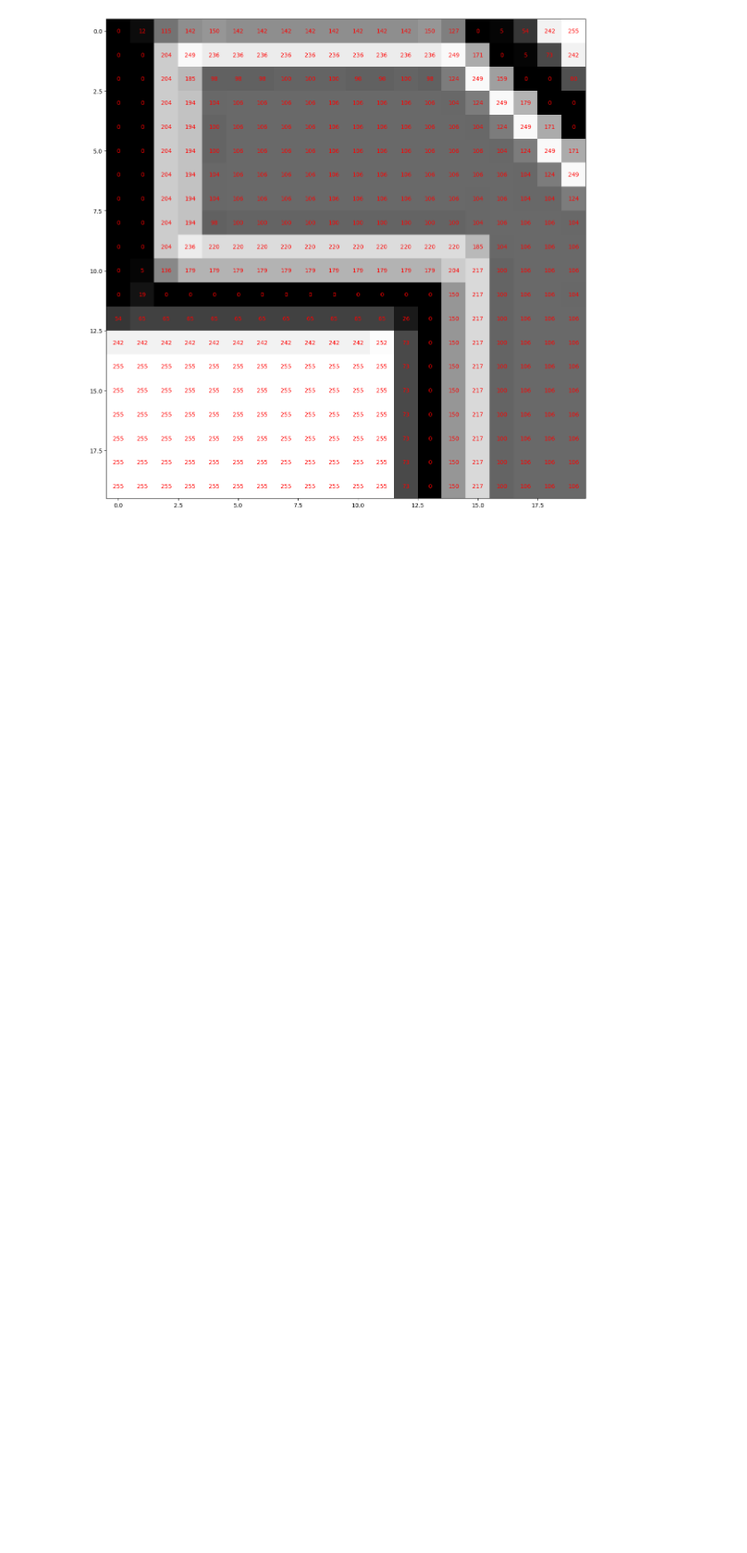
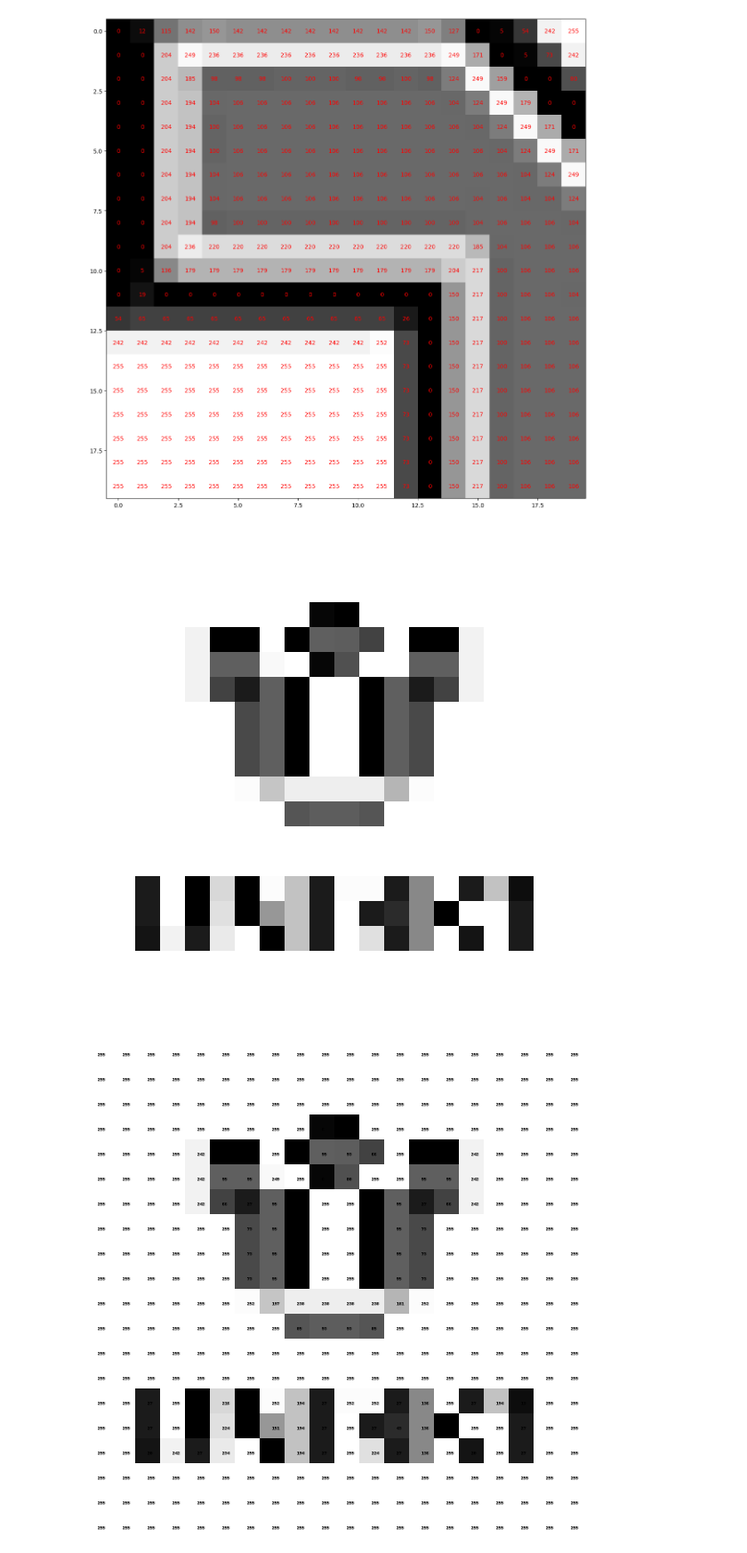
Before and after one commit to rafsantos/tcc_colab_py, a Jupyter notebook: TCC_testes.ipynb, the cells around one changed output. Shown: that part at 89% size. Saved outputs shown, nothing was run; the diff lists cells and outputs as text; code cells hidden in the pictures; blank space fills up the shorter version.

```diff
--- a/TCC_testes.ipynb
+++ b/TCC_testes.ipynb
@@ -159,3 +166,56 @@ for i in range(image_arr.shape[0]):
         ax.text(j, i, str(image_arr[i,j]), color='r', ha='center', va='center')
 # %% [output]
 [figure]
+# %%
+import numpy as np
+from PIL import Image, ImageDraw, ImageFont
+import requests
+
+
+# Vou obter uma imagem da web
+#url = ("https://i.ibb.co/D81PNZz/image.png")
+url = "https://encrypted-tbn0.gstatic.com/images?q=tbn:ANd9GcSzFVq9sCTckUxKmHj7YTLlKQH6nkicNS_UQ9XUdvdeLg&s"
+#url = 'https://live.staticflickr.com/4830/44200095760_4d993be1cb_b.jpg'
+
+im_in = Image.open(requests.get(url, stream=True).raw).convert('L')
+#image = Image.open('image.png').convert('RGB') #Opcao de ler do arquivo
+#converto a imagem para array
+im_in = np.array(im_in)
+
+######
+#
+# Aqui eu faço o processamento
+#
+######
+
+im_out = im_in
+#converto de np para pil
+im_out = Image.fromarray(im_out.astype('uint8'),'L')
+#
+# Exibindo
+
+#compacta primeiro
+im_out_pq = im_out.resize((20,20),resample=Image.NEAREST)
+
+#Agora expande numa proporção fixa sempre
+expande = 60
+
+im_out_gd = im_out_pq.resize((im_out_pq.size[0]*expande,im_out_pq.size[1]*expande),resample=Image.NEAREST)
+im_out_gd.save("minha_imagem.png")
+im_out_gd.show()
+display(im_out_gd)
+# OK
+
+
+# Pego um Array pequeno da imagem
+img_arr_pq = np.array(im_out_pq)
+img_arr_gd = np.array(im_out_gd)
+Im = ImageDraw.Draw(im_out_gd)
+for y in range(0,img_arr_gd.shape[1],expande):
+  for x in range(0,img_arr_gd.shape[0],expande):
+    txt = str(np.transpose(img_arr_gd)[x,y])
+    Im.text((x + expande/2, y + expande/2 ), txt, anchor='mm')
+display(im_out_gd)
+# %% [output]
+[figure, added]
+[figure, added]
```
Also changed, not shown: parts of 1 cell of this notebook.
